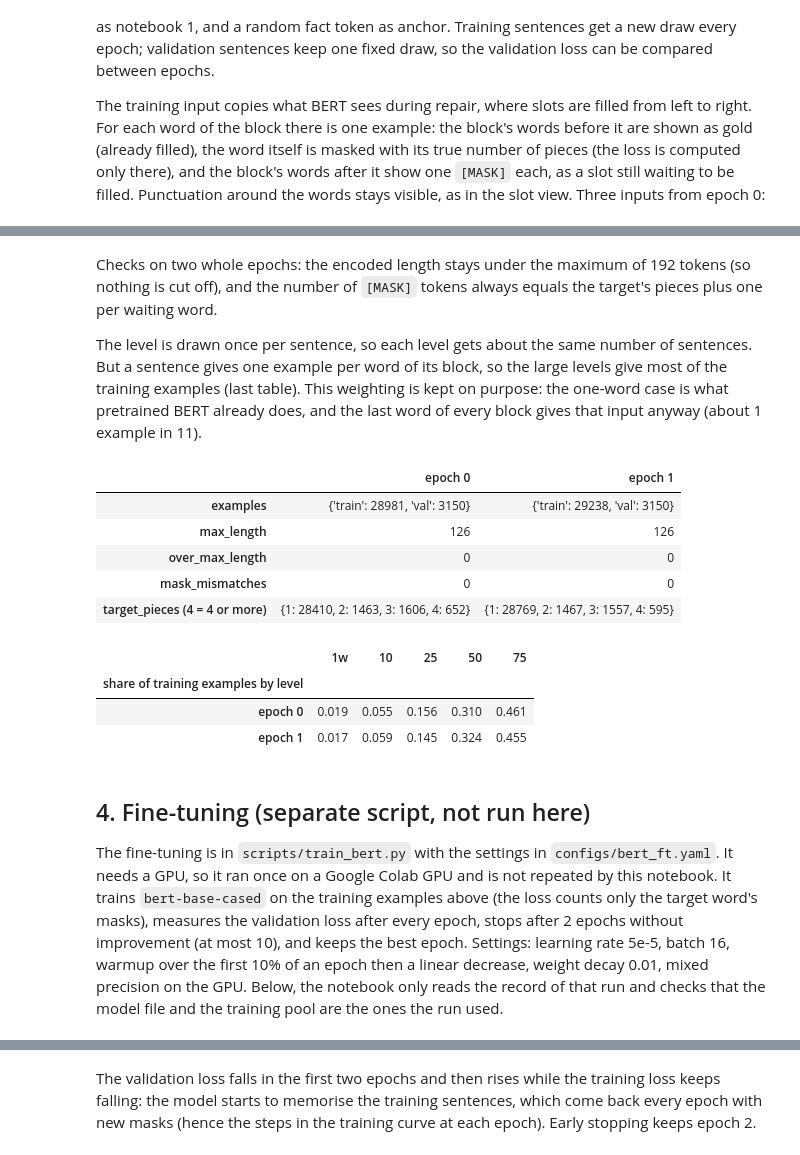
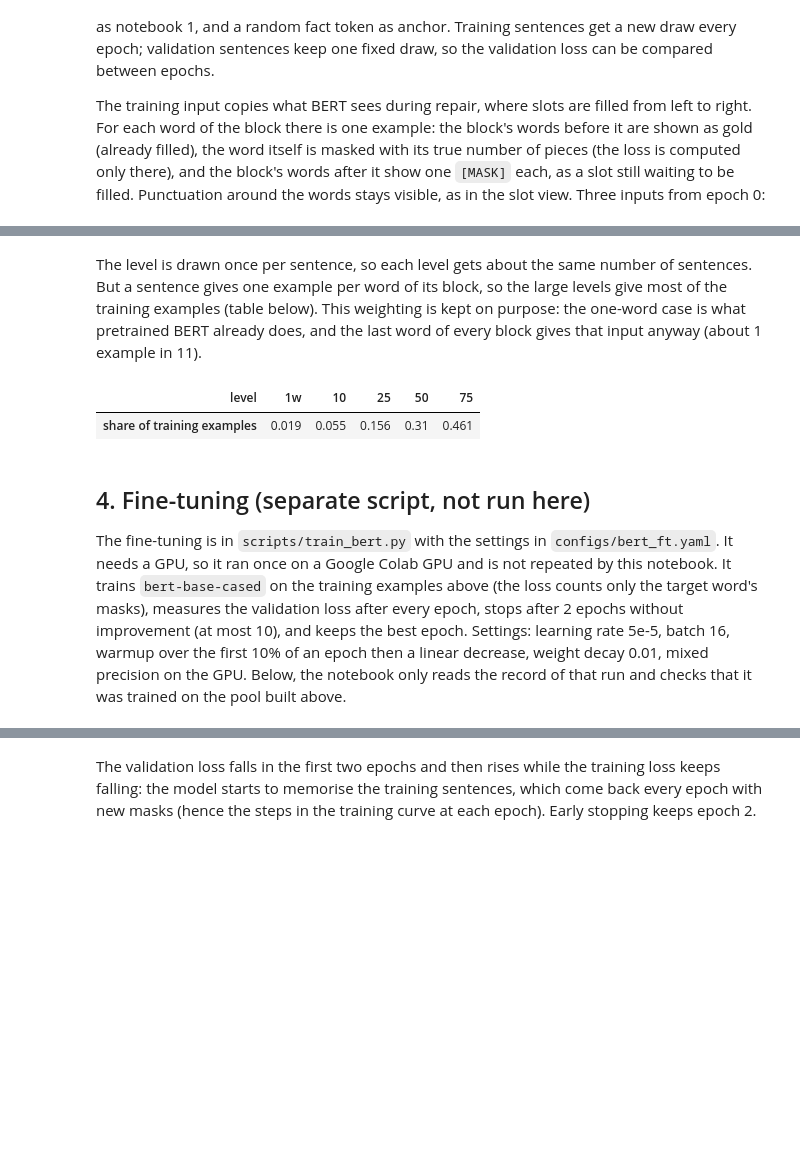
Before and after one commit to tanruoshan/GenAI, a Jupyter notebook: notebooks/02_bert_repair.ipynb, the cells around one changed output, grey strips where cells are left out. Drawn from its saved outputs; the diff is of its cells as text; code cells hidden in the pictures; blank space fills up the shorter version.

```diff
--- a/notebooks/02_bert_repair.ipynb
+++ b/notebooks/02_bert_repair.ipynb
@@ -263,29 +136,15 @@ pd.DataFrame({"level": [e["level"] for e in shown], "target": [e["target_word"]
 | 1 | 75 | Belgravia | Bel ##gra ##via | EDWARD PRING, twenty-seven, carpe... |
 | 2 | 75 | Police-court | Police - court | EDWARD PRING, twenty-seven, carpe... |
 # %% [markdown]
-Checks on two whole epochs: the encoded length stays under the maximum of 192 tokens (so nothing is cut
-off), and the number of `[MASK]` tokens always equals the target's pieces plus one per waiting word.
-
 The level is drawn once per sentence, so each level gets about the same number of sentences. But a
 sentence gives one example per word of its block, so the large levels give most of the training examples
-(last table). This weighting is kept on purpose: the one-word case is what pretrained BERT already does,
+(table below). This weighting is kept on purpose: the one-word case is what pretrained BERT already does,
 and the last word of every block gives that input anyway (about 1 example in 11).
 # %%
-epoch1 = list(epoch_examples(pool, config["seed"], 1, tokenizer.tokenize))
-stats = pd.DataFrame({f"epoch {i}": example_stats(ex, tokenizer) for i, ex in enumerate([epoch0, epoch1])})
-display(stats.drop("train_share_by_level"))
-pd.DataFrame(stats.loc["train_share_by_level"].to_dict()).T.rename_axis("share of training examples by level")
+pd.Series(example_stats(epoch0, tokenizer)["train_share_by_level"]).rename_axis("level").rename("share of training examples").to_frame().T
 # %% [output]
-|  | epoch 0 | epoch 1 |
-| examples | {'train': 28981, 'val': 3150} | {'train': 29238, 'val': 3150} |
-| max_length | 126 | 126 |
-| over_max_length | 0 | 0 |
-| mask_mismatches | 0 | 0 |
-| target_pieces (4 = 4 or more) | {1: 28410, 2: 1463, 3: 1606, 4: 652} | {1: 28769, 2: 1467, 3: 1557, 4: 595} |
+| level | 1w | 10 | 25 | 50 | 75 |
+| share of training examples | 0.019 | 0.055 | 0.156 | 0.31 | 0.461 |
-|  | 1w | 10 | 25 | 50 | 75 |
-| share of training examples by level |  |  |  |  |  |
-| epoch 0 | 0.019 | 0.055 | 0.156 | 0.310 | 0.461 |
-| epoch 1 | 0.017 | 0.059 | 0.145 | 0.324 | 0.455 |
 # %% [markdown]
 ## 4. Fine-tuning (separate script, not run here)
 
@@ -295,6 +154,6 @@ the training examples above (the loss counts only the target word's masks), meas
 after every epoch, stops after 2 epochs without improvement (at most 10), and keeps the best epoch.
 Settings: learning rate 5e-5, batch 16, warmup over the first 10% of an epoch then a linear decrease,
 weight decay 0.01, mixed precision on the GPU. Below, the notebook only reads the record of that run and
-checks that the model file and the training pool are the ones the run used.
+checks that it was trained on the pool built above.
 # %%
 import yaml
```
Also changed, not shown: parts of 23 cells of this notebook, 8 other files.
